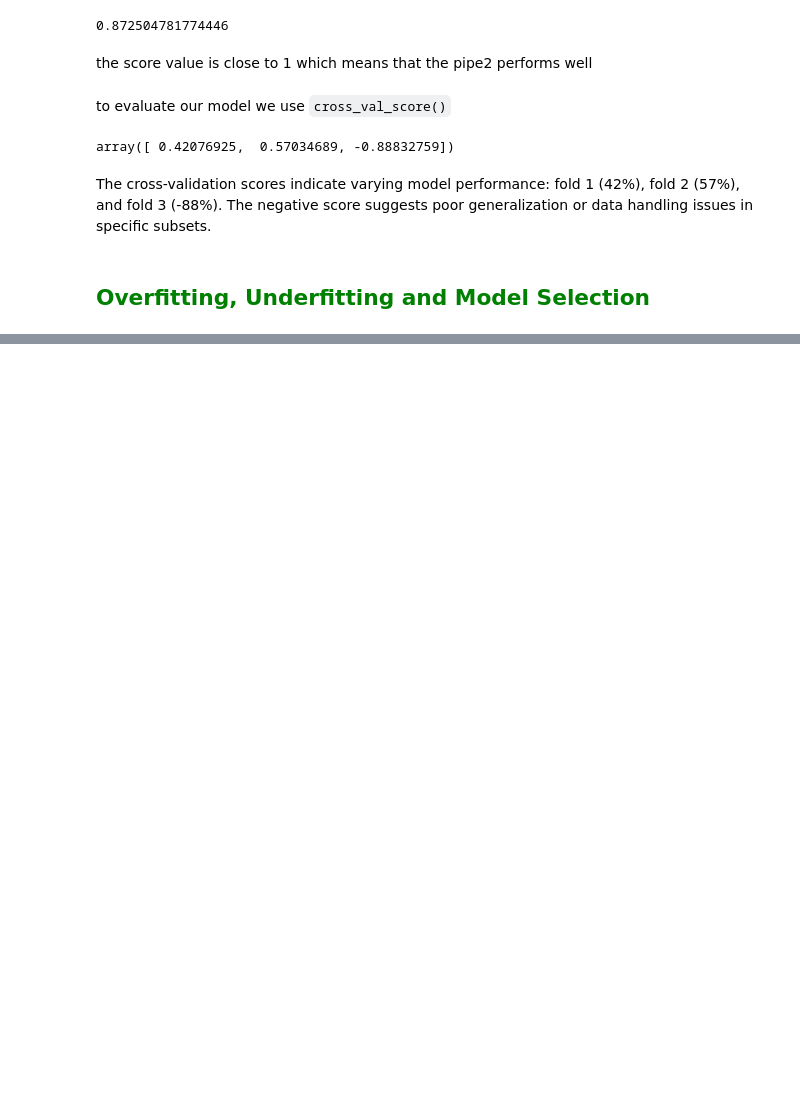
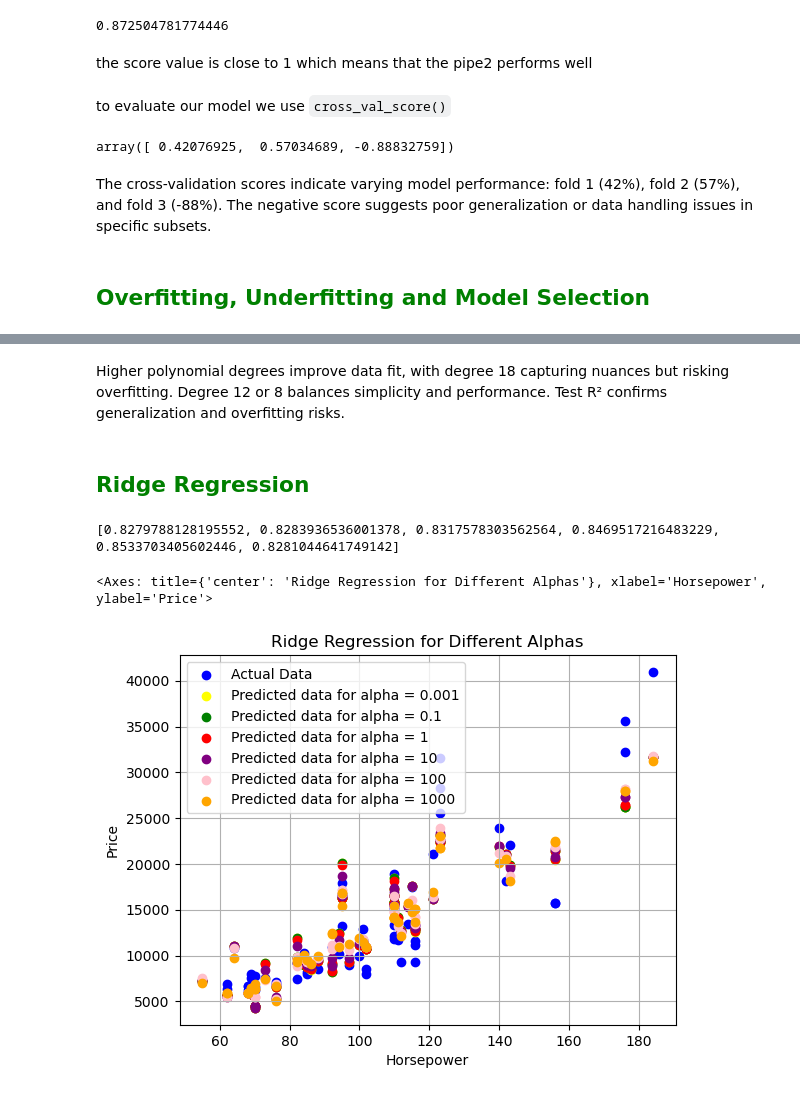
Before and after one commit to ourahma/Python-Data-Viz, a Jupyter notebook: data_viz.ipynb, the cells around one changed output, grey strips where cells are left out. Drawn from its saved outputs; the diff is of its cells as text; code cells hidden in the pictures; blank space fills up the shorter version.

```diff
--- a/data_viz.ipynb
+++ b/data_viz.ipynb
@@ -624,0 +633,35 @@ plots.append(ax8)
+# %% [markdown]
+Higher polynomial degrees improve data fit, with degree 18 capturing nuances but risking overfitting. Degree 12 or 8 balances simplicity and performance. Test R² confirms generalization and overfitting risks.
+# %% [markdown]
+<h2 style="color:green">Ridge Regression</h2>
+# %%
+alphas = [0.001, 0.1, 1, 10, 100, 1000]
+scorevalues=[]
+fig9, ax9=plt.subplots()
+colors=["yellow","green","red","purple","pink","orange"]
+
+ax9.scatter(x_test["horsepower"],y_test,color="b",label="Actual Data")
+
+for i,alpha in enumerate(alphas):
+    Ridgemodel=Ridge(alpha=alpha)
+    Ridgemodel.fit(x_train,y_train)
+    yhat=Ridgemodel.predict(x_test)
+
+    score=Ridgemodel.score(x_test,y_test)
+
+    ax9.scatter(x_test["horsepower"],yhat, color=colors[i],label=f"Predicted data for alpha = {alpha}")
+    scorevalues.append(score)
+
+ax9.set_title(f'Ridge Regression for Different Alphas')
+ax9.set_xlabel('Horsepower')
+ax9.set_ylabel('Price')
+ax9.legend()
+ax9.grid(True)
+
+print(scorevalues)
+plots.append(ax9)
+ax9
+# %% [output]
+[0.8279788128195552, 0.8283936536001378, 0.8317578303562564, 0.8469517216483229, 0.8533703405602446, 0.8281044641749142]
+<Axes: title={'center': 'Ridge Regression for Different Alphas'}, xlabel='Horsepower', ylabel='Price'>
+[figure, added]
```
Also changed, not shown: parts of 11 cells of this notebook.
